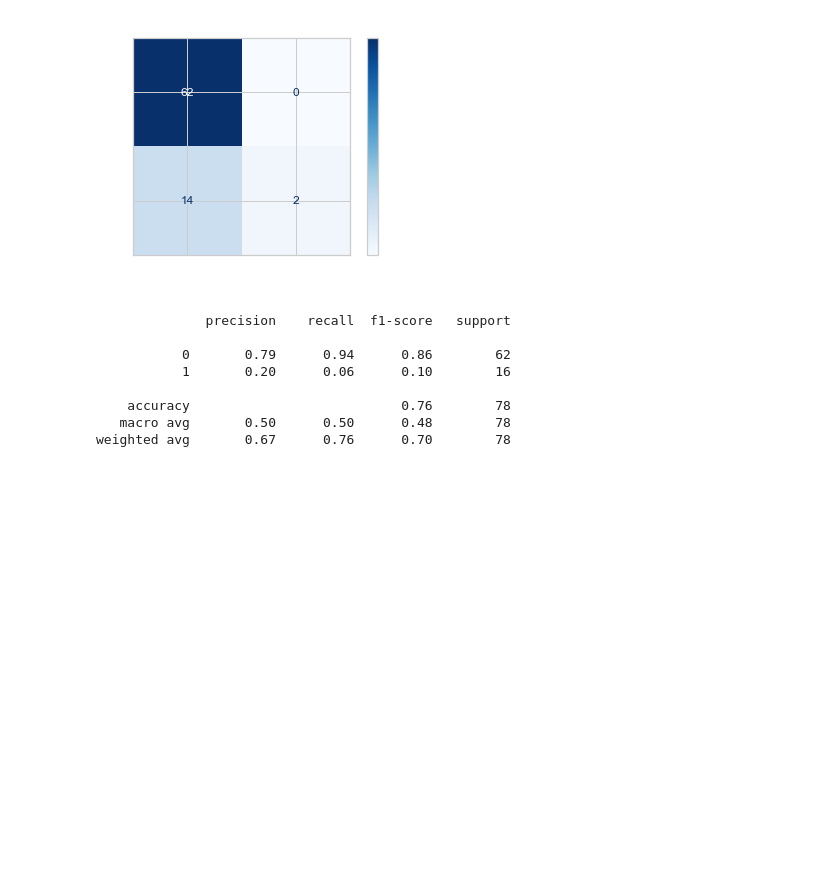
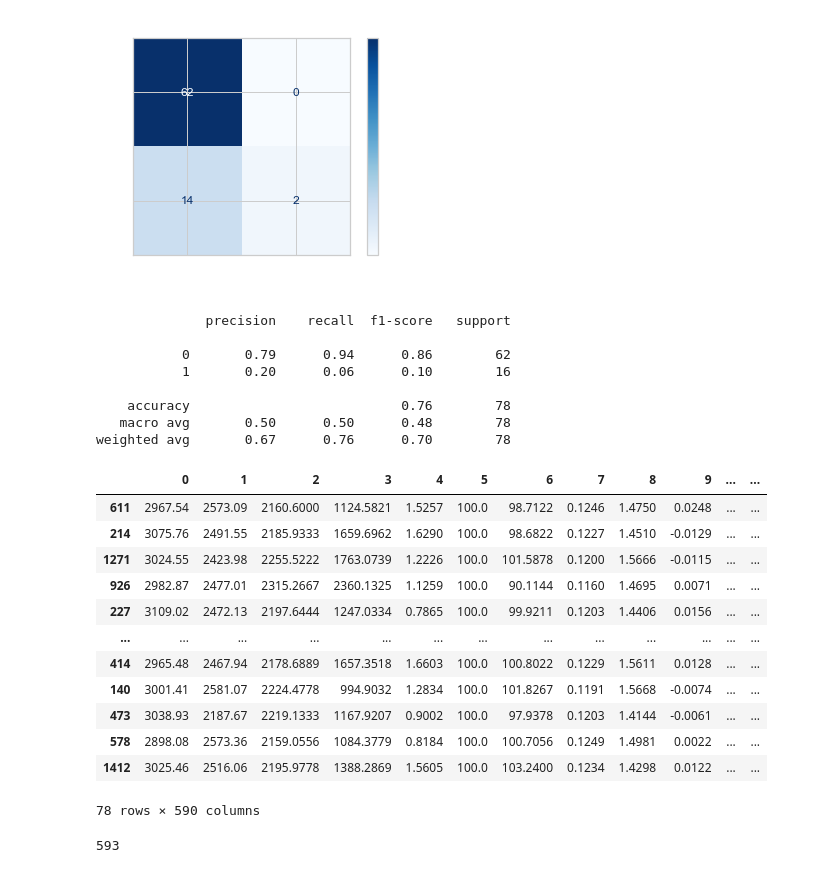
Before and after one commit to AntonisCSt/Mlops_project_semicon, a Jupyter notebook: main_notebook.ipynb, the cells around one changed output. Drawn from its saved outputs; the diff is of its cells as text; code cells hidden in the pictures; blank space fills up the shorter version.

```diff
--- a/main_notebook.ipynb
+++ b/main_notebook.ipynb
@@ -312,0 +327,16 @@ weighted avg       0.67      0.76      0.70        78
+# %%
+pd.read_pickle('./data/input_test.pkl')
+# %% [output]
+|  | 0 | 1 | 2 | 3 | 4 | 5 | 6 | 7 | 8 | 9 | ... | ... |
+| 611 | 2967.54 | 2573.09 | 2160.6000 | 1124.5821 | 1.5257 | 100.0 | 98.7122 | 0.1246 | 1.4750 | 0.0248 | ... | ... |
+| 214 | 3075.76 | 2491.55 | 2185.9333 | 1659.6962 | 1.6290 | 100.0 | 98.6822 | 0.1227 | 1.4510 | -0.0129 | ... | ... |
+| 1271 | 3024.55 | 2423.98 | 2255.5222 | 1763.0739 | 1.2226 | 100.0 | 101.5878 | 0.1200 | 1.5666 | -0.0115 | ... | ... |
+| 926 | 2982.87 | 2477.01 | 2315.2667 | 2360.1325 | 1.1259 | 100.0 | 90.1144 | 0.1160 | 1.4695 | 0.0071 | ... | ... |
+| 227 | 3109.02 | 2472.13 | 2197.6444 | 1247.0334 | 0.7865 | 100.0 | 99.9211 | 0.1203 | 1.4406 | 0.0156 | ... | ... |
+| ... | ... | ... | ... | ... | ... | ... | ... | ... | ... | ... | ... | ... |
+| 414 | 2965.48 | 2467.94 | 2178.6889 | 1657.3518 | 1.6603 | 100.0 | 100.8022 | 0.1229 | 1.5611 | 0.0128 | ... | ... |
+| 140 | 3001.41 | 2581.07 | 2224.4778 | 994.9032 | 1.2834 | 100.0 | 101.8267 | 0.1191 | 1.5668 | -0.0074 | ... | ... |
+| 473 | 3038.93 | 2187.67 | 2219.1333 | 1167.9207 | 0.9002 | 100.0 | 97.9378 | 0.1203 | 1.4144 | -0.0061 | ... | ... |
+| 578 | 2898.08 | 2573.36 | 2159.0556 | 1084.3779 | 0.8184 | 100.0 | 100.7056 | 0.1249 | 1.4981 | 0.0022 | ... | ... |
+| 1412 | 3025.46 | 2516.06 | 2195.9778 | 1388.2869 | 1.5605 | 100.0 | 103.2400 | 0.1234 | 1.4298 | 0.0122 | ... | ... |
+78 rows × 590 columns
@@ -312,0 +345,4 @@ weighted avg       0.67      0.76      0.70        78
+# %%
+len(df.columns)
+# %% [output]
+593
```
Also changed, not shown: parts of 13 cells of this notebook, 4 other files.
